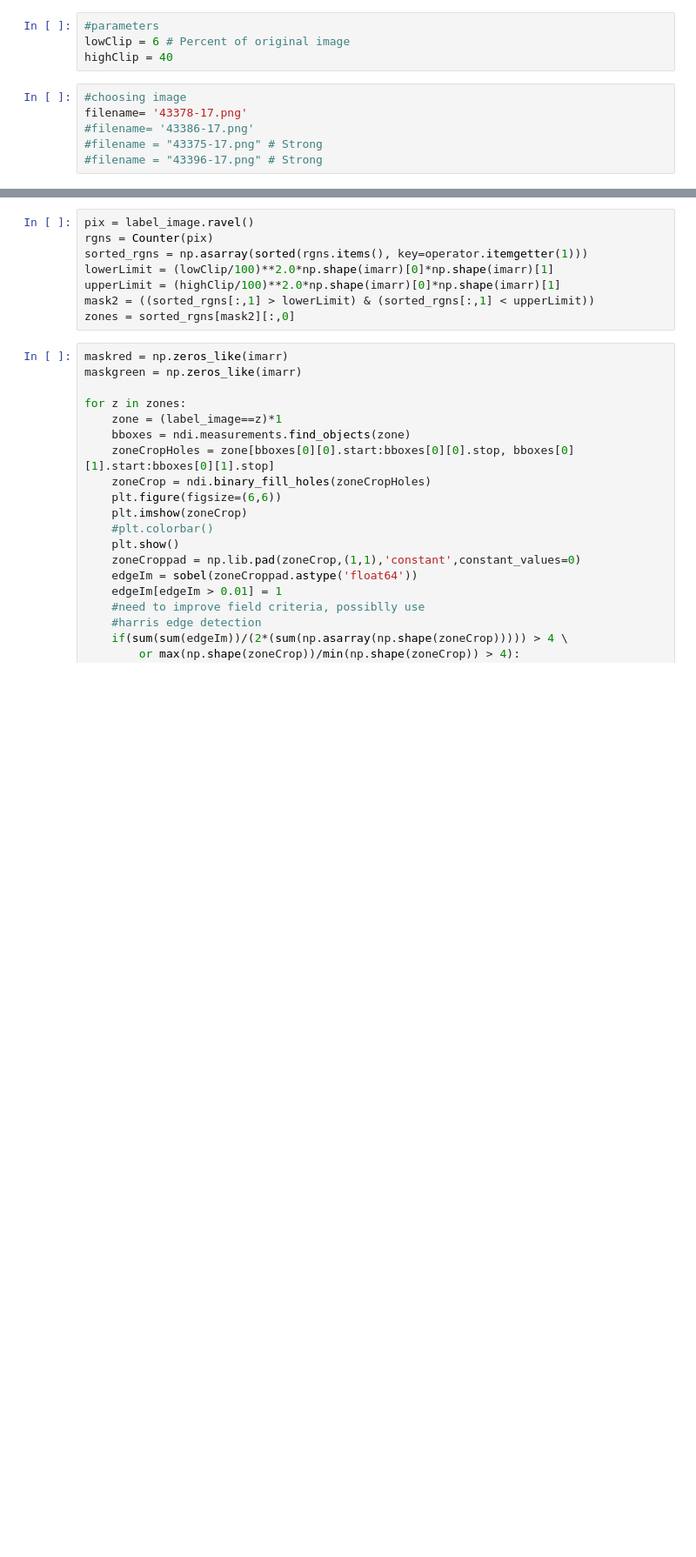
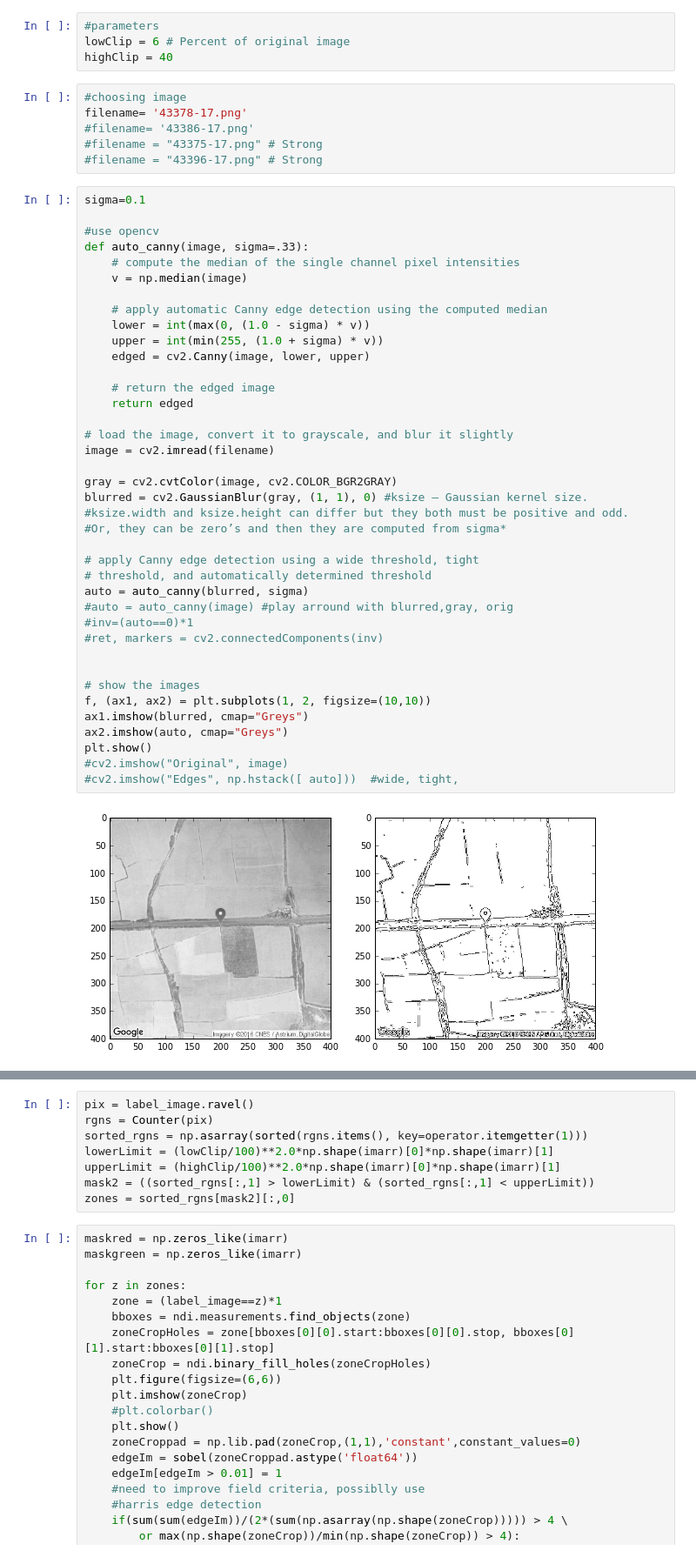
Before and after one commit to WittyAgnomen/satelite_image_detection, a Jupyter notebook: satelite_image_detection.ipynb, the cells around one changed output, grey strips where cells are left out. Shown at 87% size. Cells and saved outputs as stored; diff of their text form; blank space fills up the shorter version.

```diff
--- a/satelite_image_detection.ipynb
+++ b/satelite_image_detection.ipynb
@@ -25,6 +25,47 @@ filename= '43378-17.png'
 #filename= '43386-17.png'
 #filename = "43375-17.png" # Strong
 #filename = "43396-17.png" # Strong
+# %%
+sigma=0.1
+
+#use opencv
+def auto_canny(image, sigma=.33):
+    # compute the median of the single channel pixel intensities
+    v = np.median(image)
+
+    # apply automatic Canny edge detection using the computed median
+    lower = int(max(0, (1.0 - sigma) * v))
+    upper = int(min(255, (1.0 + sigma) * v))
+    edged = cv2.Canny(image, lower, upper)
+
+    # return the edged image
+    return edged
+
+# load the image, convert it to grayscale, and blur it slightly
+image = cv2.imread(filename)
+
+gray = cv2.cvtColor(image, cv2.COLOR_BGR2GRAY)
+blurred = cv2.GaussianBlur(gray, (1, 1), 0) #ksize – Gaussian kernel size.
+#ksize.width and ksize.height can differ but they both must be positive and odd.
+#Or, they can be zero’s and then they are computed from sigma*
+
+# apply Canny edge detection using a wide threshold, tight
+# threshold, and automatically determined threshold
+auto = auto_canny(blurred, sigma)
+#auto = auto_canny(image) #play arround with blurred,gray, orig
+#inv=(auto==0)*1
+#ret, markers = cv2.connectedComponents(inv)
+
+
+# show the images
+f, (ax1, ax2) = plt.subplots(1, 2, figsize=(10,10))
+ax1.imshow(blurred, cmap="Greys")
+ax2.imshow(auto, cmap="Greys")
+plt.show()
+#cv2.imshow("Original", image)
+#cv2.imshow("Edges", np.hstack([ auto]))  #wide, tight,
+# %% [output]
+[figure, added]
 # %%
 im = io.imread(filename, as_grey=True) #import image
 im2 = io.imread(filename) #store a second version
```
Also changed, not shown: parts of 7 cells of this notebook.
